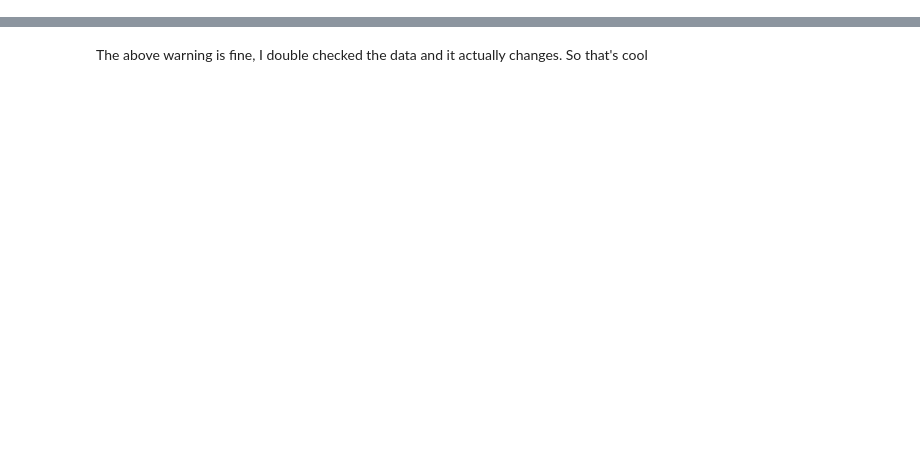
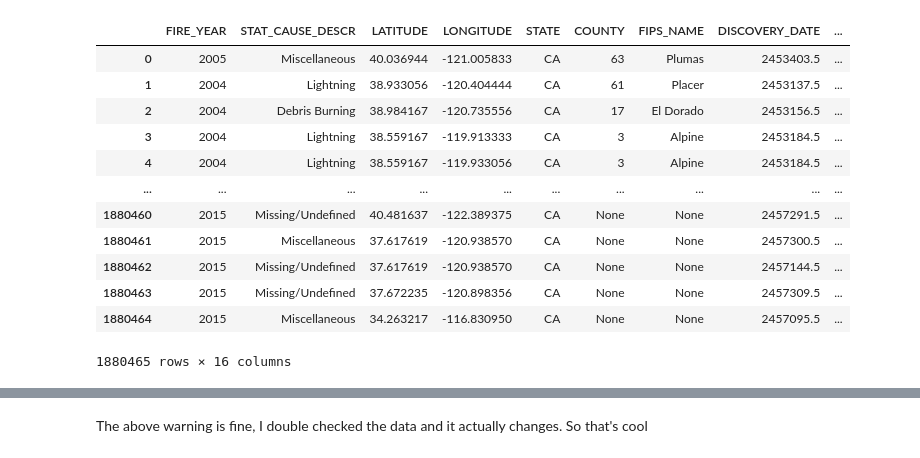
Before and after one commit to Cakhavan/FireWeatherKaggleAnalysis, a Jupyter notebook: final_Armin.ipynb, the cells around one changed output, grey strips where cells are left out. Saved outputs shown, nothing was run; the diff lists cells and outputs as text; code cells hidden in the pictures; blank space fills up the shorter version.

```diff
--- a/final_Armin.ipynb
+++ b/final_Armin.ipynb
@@ -35,8 +44,22 @@ df['END_DATE'] = pd.to_datetime(df['CONT_DATE'] - pd.Timestamp(0).to_julian_date
 # %%
 # Extract and reformat DATETIME for easy lookup for fire data
 df['TIME'] = df['DISCOVERY_TIME'].str[0:2]
 df['DATETIME'] = df['DATE'].dt.strftime('%Y-%m-%d') + ' ' +  df['TIME']
-#df
+df
+# %% [output]
+|  | FIRE_YEAR | STAT_CAUSE_DESCR | LATITUDE | LONGITUDE | STATE | COUNTY | FIPS_NAME | DISCOVERY_DATE | ... |
+| 0 | 2005 | Miscellaneous | 40.036944 | -121.005833 | CA | 63 | Plumas | 2453403.5 | ... |
+| 1 | 2004 | Lightning | 38.933056 | -120.404444 | CA | 61 | Placer | 2453137.5 | ... |
+| 2 | 2004 | Debris Burning | 38.984167 | -120.735556 | CA | 17 | El Dorado | 2453156.5 | ... |
+| 3 | 2004 | Lightning | 38.559167 | -119.913333 | CA | 3 | Alpine | 2453184.5 | ... |
+| 4 | 2004 | Lightning | 38.559167 | -119.933056 | CA | 3 | Alpine | 2453184.5 | ... |
+| ... | ... | ... | ... | ... | ... | ... | ... | ... | ... |
+| 1880460 | 2015 | Missing/Undefined | 40.481637 | -122.389375 | CA | None | None | 2457291.5 | ... |
+| 1880461 | 2015 | Miscellaneous | 37.617619 | -120.938570 | CA | None | None | 2457300.5 | ... |
+| 1880462 | 2015 | Missing/Undefined | 37.617619 | -120.938570 | CA | None | None | 2457144.5 | ... |
+| 1880463 | 2015 | Missing/Undefined | 37.672235 | -120.898356 | CA | None | None | 2457309.5 | ... |
+| 1880464 | 2015 | Miscellaneous | 34.263217 | -116.830950 | CA | None | None | 2457095.5 | ... |
+1880465 rows × 16 columns
 # %%
 # Prune years not in range 2012-2015 for fire data
 df = df[df['FIRE_YEAR'] >= 2012]
```
Also changed, not shown: parts of 28 cells of this notebook.
